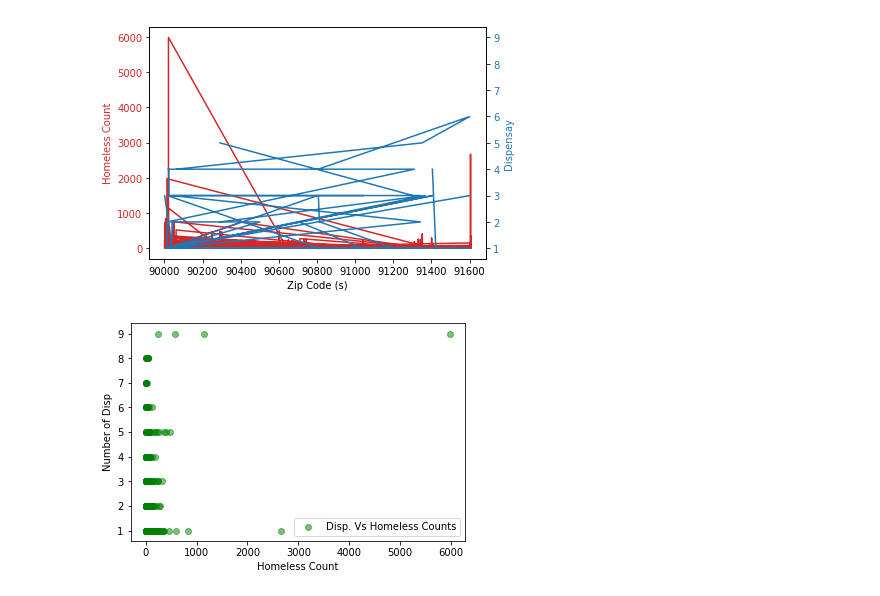
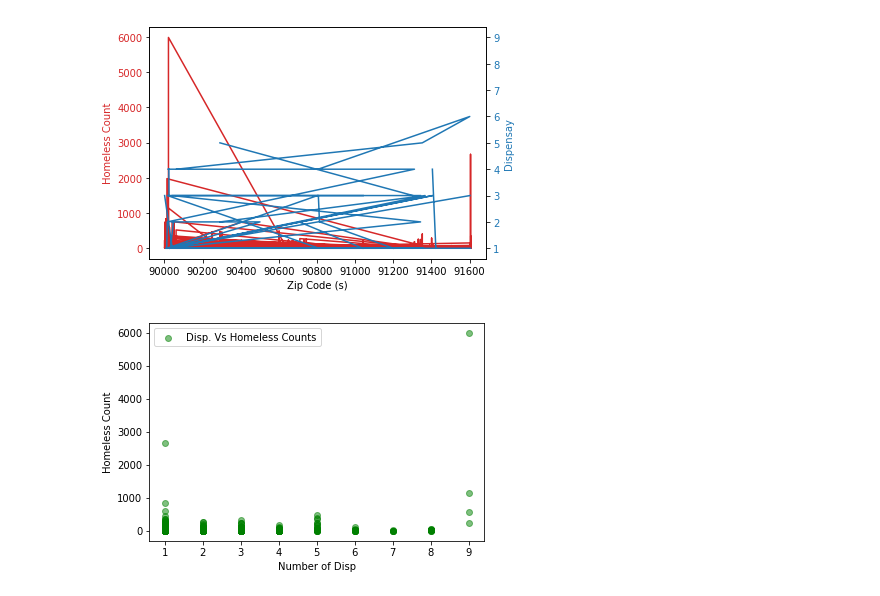
Before and after one commit to omkarkameshiyer/TeamBB4Project, a Jupyter notebook: CorrelationBetweenHomelessAndDispensary.ipynb, the cells around one changed output. Saved outputs shown, nothing was run; the diff lists cells and outputs as text; code cells hidden in the pictures.

```diff
--- a/CorrelationBetweenHomelessAndDispensary.ipynb
+++ b/CorrelationBetweenHomelessAndDispensary.ipynb
@@ -104,15 +104,17 @@ plt.show()
 # %% [output]
 [figure]
 # %%
-x = pddataHomeLessAndPot['count homeless']
-y = pddataHomeLessAndPot['count disp']
+y = pddataHomeLessAndPot['count homeless']
+x = pddataHomeLessAndPot['count disp']
 s = np.random.rand(*x.shape) * 800 + 500
+
+#plt.yscale('log',basey=2)
 
 plt.scatter(x, y,  c="g", alpha=0.5,
             label="Disp. Vs Homeless Counts")
-plt.xlabel("Homeless Count")
-plt.ylabel("Number of Disp")
+plt.ylabel("Homeless Count")
+plt.xlabel("Number of Disp")
 plt.legend(loc='best')
 plt.show()
 # %% [output]
-[figure, old version]
+[figure, new version]
```
Also changed, not shown: parts of 9 cells of this notebook.
